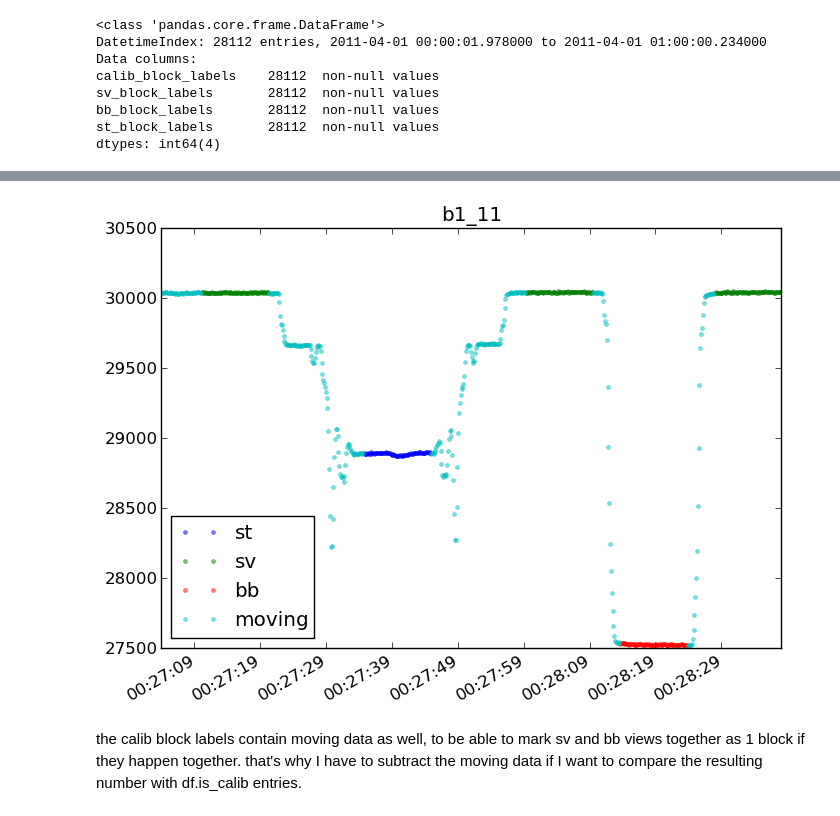
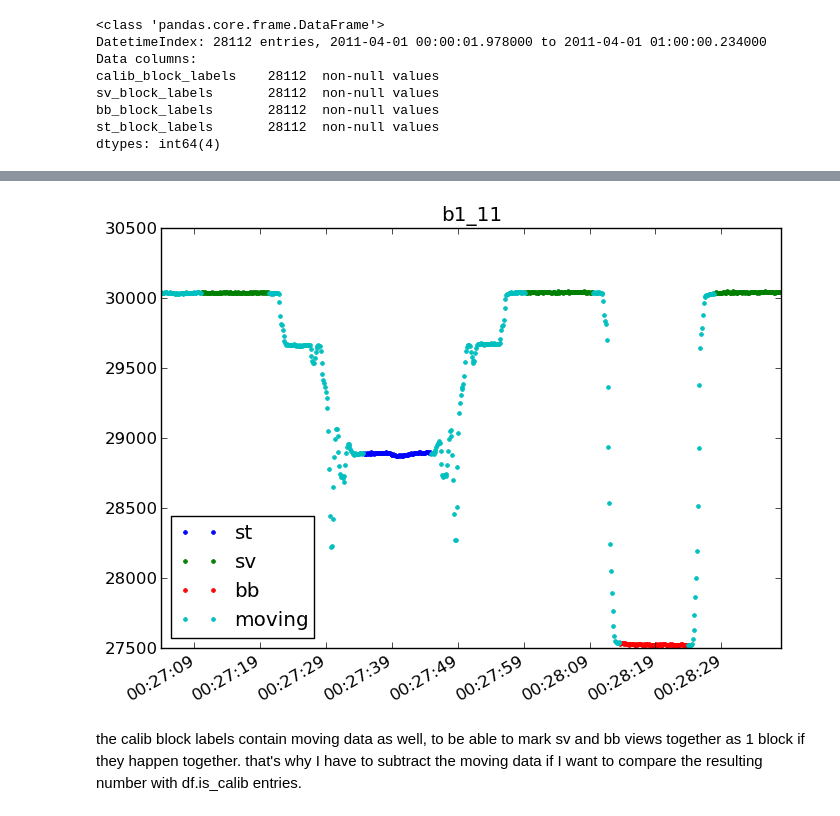
Before and after one commit to lro-diviner/divcalib, a Jupyter notebook: Diviner hourly.ipynb, the cells around one changed output, grey strips where cells are left out. Drawn from its saved outputs; the diff is of its cells as text; code cells hidden in the pictures.

```diff
--- a/Diviner hourly.ipynb
+++ b/Diviner hourly.ipynb
@@ -123,16 +146,8 @@ div.save_to_www('calib_data.png',dpi=150)
-# %%
-det='b1_11'
-dfnow = df[df.calib_block_labels==3]
-dfnow['moving']= dfnow[dfnow.is_moving][det]
-dfnow['sv']=dfnow[dfnow.is_spaceview][det]
-dfnow['bb']=dfnow[dfnow.is_bbview][det]
-dfnow['st']=dfnow[dfnow.is_stview][det]
-dfnow[['st','sv','bb','moving']].plot(style='.',alpha=0.5,linewidth=2)
-title(det)
-div.save_to_www(det+'.png',dpi=150)
-display(gcf())
-# %% [output]
-[figure, removed]
+# %%
+ct.plot_calib_block(df,'calib_block_labels',3,det='b1_11')
+display(gcf())
+# %% [output]
+[figure, added]
 # %% [markdown]
 the calib block labels contain moving data as well, to be able to mark sv and bb views together as 1 block if they happen together. that's why I have to subtract the moving data if I want to compare the resulting number with df.is_calib entries.
 # %%
```
Also changed, not shown: parts of 60 cells of this notebook.
